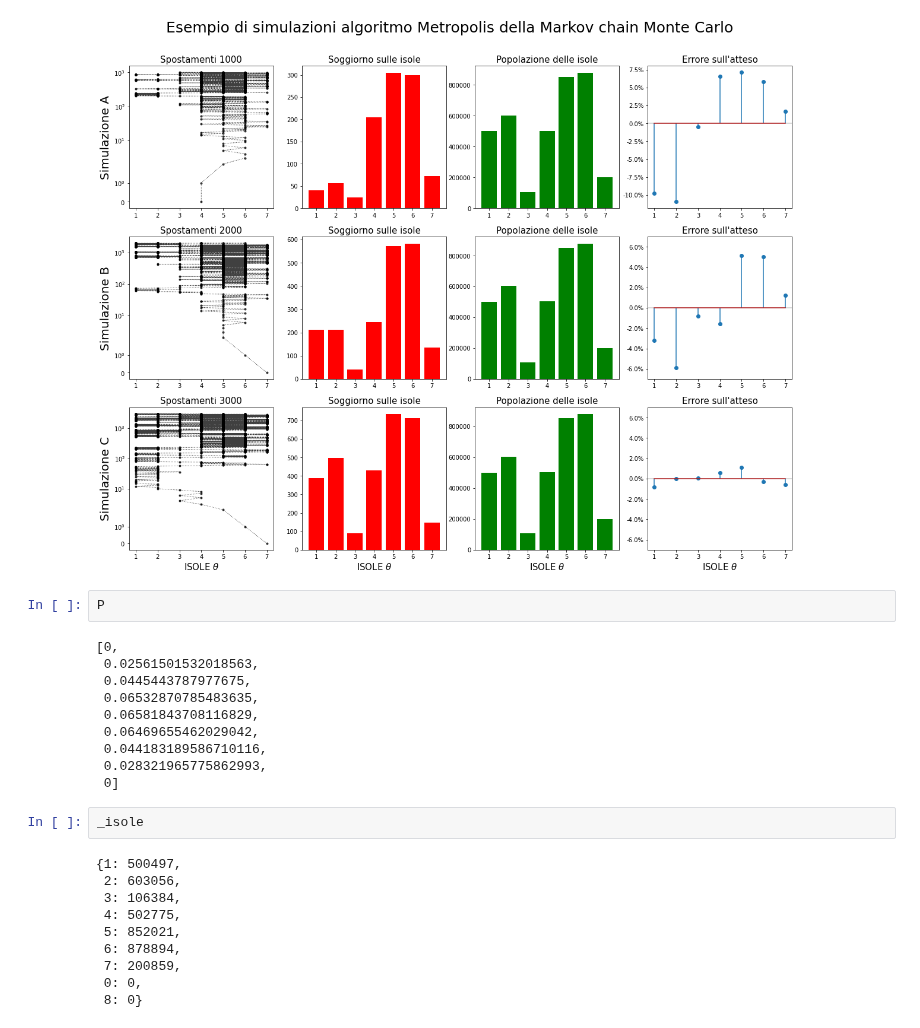
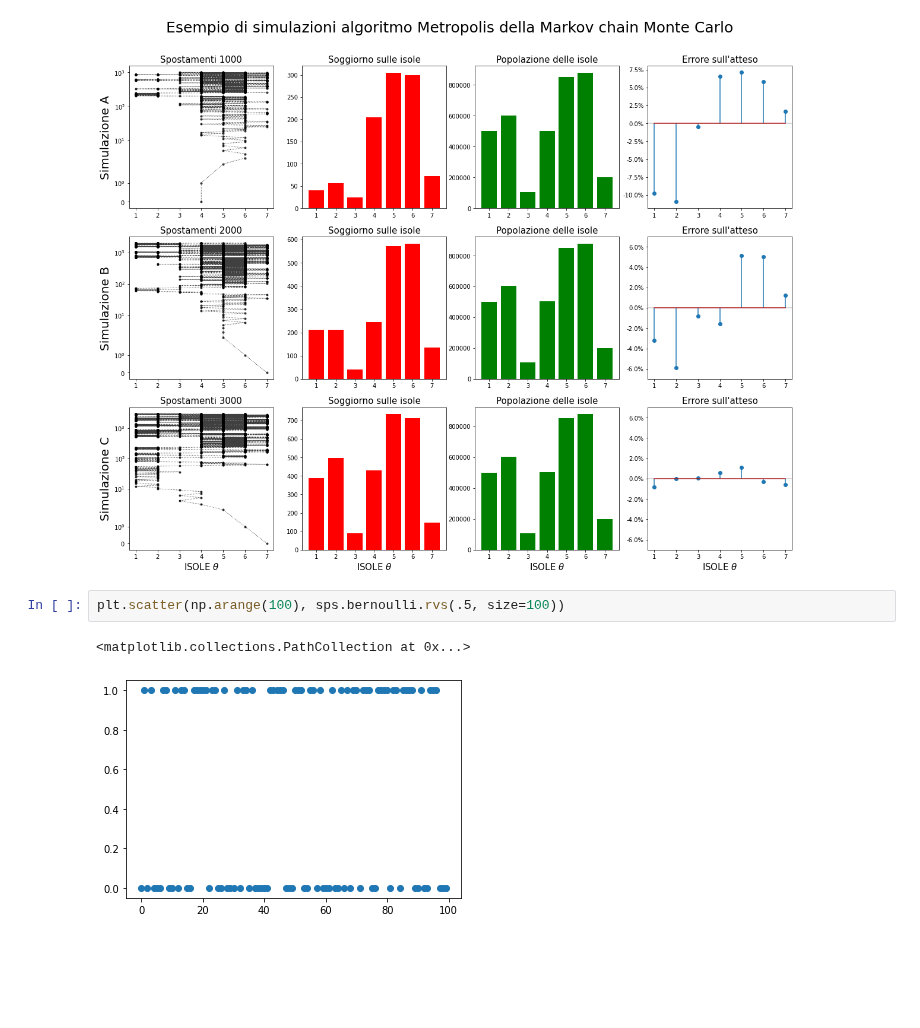
Before and after one commit to maxdevblock/covid-19-italy, a Jupyter notebook: OLD/accadere/isole.ipynb, the cells around one changed output. Cells and saved outputs as stored; diff of their text form; blank space fills up the shorter version.

```diff
--- a/OLD/accadere/isole.ipynb
+++ b/OLD/accadere/isole.ipynb
@@ -435,27 +435,8 @@ ax[2,3].yaxis.set_major_formatter(mtick.PercentFormatter())
 plt.savefig("MCMC2.png", bbox_inches='tight')
 # %% [output]
 [figure]
-# %%
-P
-# %% [output]
-[0,
- 0.02561501532018563,
- 0.0445443787977675,
- 0.06532870785483635,
- 0.06581843708116829,
- 0.06469655462029042,
- 0.044183189586710116,
- 0.028321965775862993,
- 0]
-# %%
-_isole
-# %% [output]
-{1: 500497,
- 2: 603056,
- 3: 106384,
- 4: 502775,
- 5: 852021,
- 6: 878894,
- 7: 200859,
- 0: 0,
- 8: 0}
+# %%
+plt.scatter(np.arange(100), sps.bernoulli.rvs(.5, size=100))
+# %% [output]
+<matplotlib.collections.PathCollection at 0x...>
+[figure, added]
```
Also changed, not shown: parts of 5 cells of this notebook, 1 other file.
